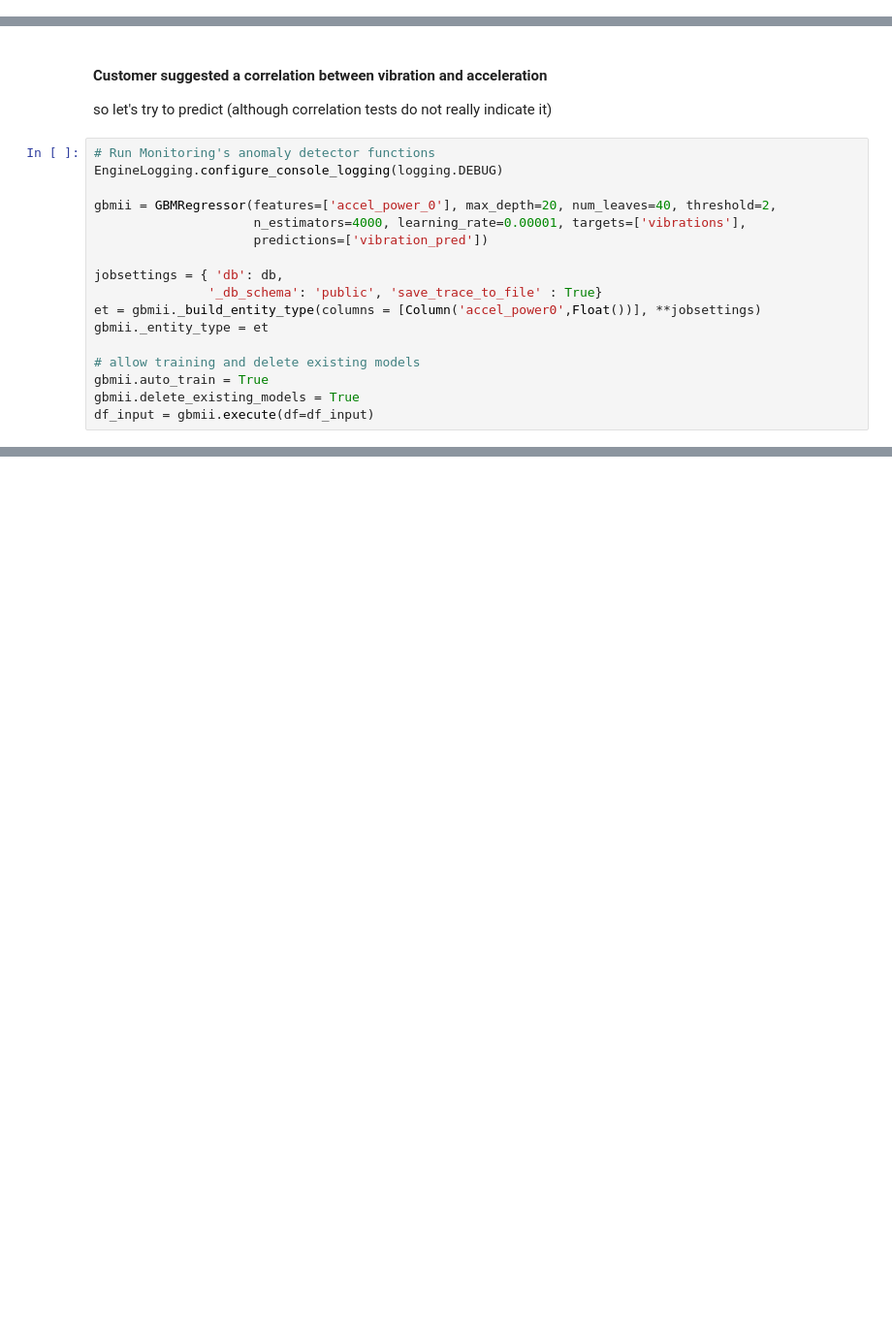
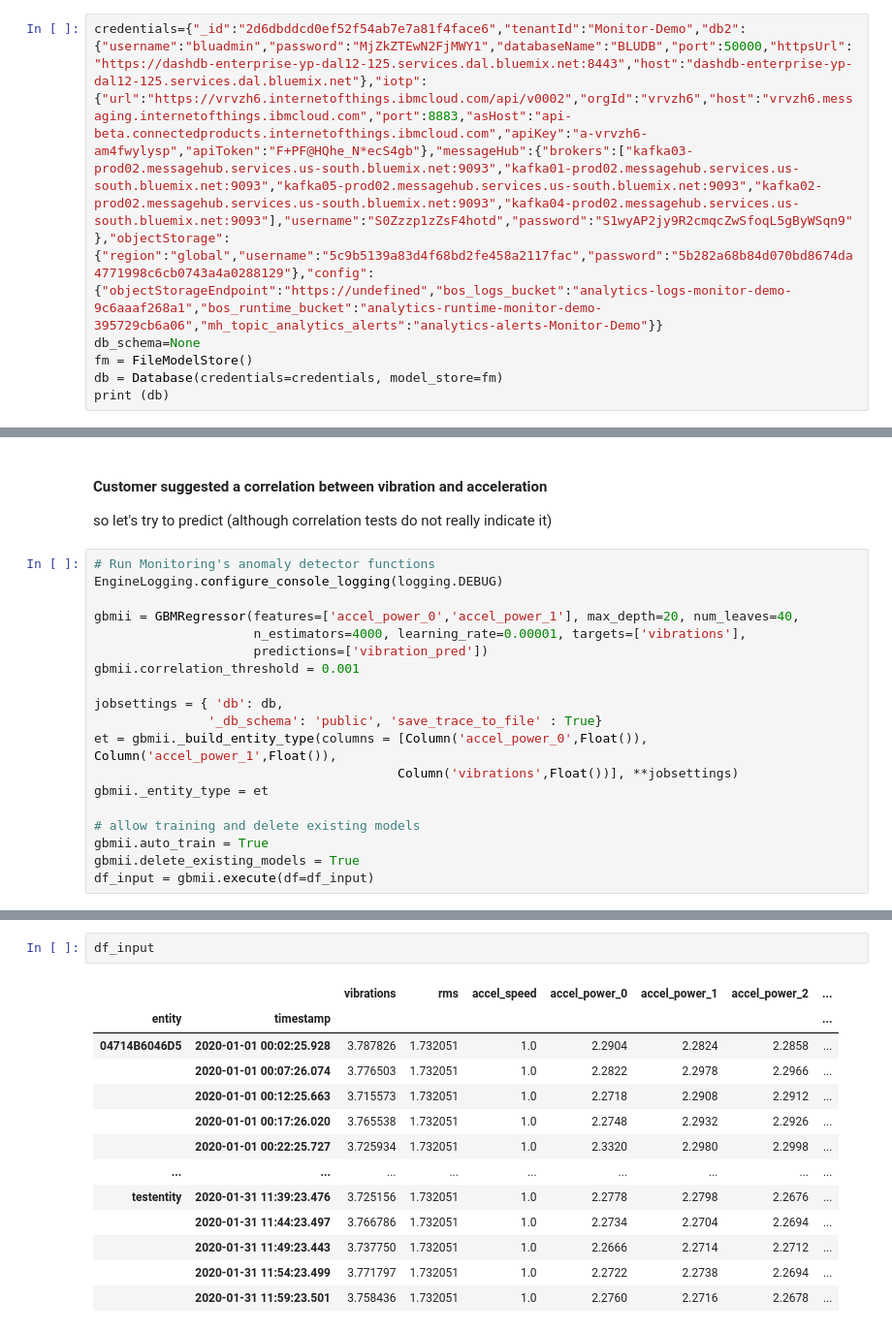
Before and after one commit to sedgewickmm18/mmfunctions, a Jupyter notebook: GradientBoostingInPipeline.ipynb, the cells around one changed output, grey strips where cells are left out. Shown at 97% size. Saved outputs shown, nothing was run; the diff lists cells and outputs as text; blank space fills up the shorter version.

```diff
--- a/GradientBoostingInPipeline.ipynb
+++ b/GradientBoostingInPipeline.ipynb
@@ -55,0 +51,6 @@ print (db)
+# %%
+credentials={"_id":"2d6dbddcd0ef52f54ab7e7a81f4face6","tenantId":"Monitor-Demo","db2":{"username":"bluadmin","password":"MjZkZTEwN2FjMWY1","databaseName":"BLUDB","port":50000,"httpsUrl":"https://dashdb-enterprise-yp-dal12-125.services.dal.bluemix.net:8443","host":"dashdb-enterprise-yp-dal12-125.services.dal.bluemix.net"},"iotp":{"url":"https://vrvzh6.internetofthings.ibmcloud.com/api/v0002","orgId":"vrvzh6","host":"vrvzh6.messaging.internetofthings.ibmcloud.com","port":8883,"asHost":"api-beta.connectedproducts.internetofthings.ibmcloud.com","apiKey":"a-vrvzh6-am4fwylysp","apiToken":"F+PF@HQhe_N*ecS4gb"},"messageHub":{"brokers":["kafka03-prod02.messagehub.services.us-south.bluemix.net:9093","kafka01-prod02.messagehub.services.us-south.bluemix.net:9093","kafka05-prod02.messagehub.services.us-south.bluemix.net:9093","kafka02-prod02.messagehub.services.us-south.bluemix.net:9093","kafka04-prod02.messagehub.services.us-south.bluemix.net:9093"],"username":"S0Zzzp1zZsF4hotd","password":"S1wyAP2jy9R2cmqcZwSfoqL5gByWSqn9"},"objectStorage":{"region":"global","username":"5c9b5139a83d4f68bd2fe458a2117fac","password":"5b282a68b84d070bd8674da4771998c6cb0743a4a0288129"},"config":{"objectStorageEndpoint":"https://undefined","bos_logs_bucket":"analytics-logs-monitor-demo-9c6aaaf268a1","bos_runtime_bucket":"analytics-runtime-monitor-demo-395729cb6a06","mh_topic_analytics_alerts":"analytics-alerts-Monitor-Demo"}}
+db_schema=None
+fm = FileModelStore()
+db = Database(credentials=credentials, model_store=fm)
+print (db)
@@ -136,13 +176,15 @@ so let's try to predict (although correlation tests do not really indicate it)
 # Run Monitoring's anomaly detector functions
 EngineLogging.configure_console_logging(logging.DEBUG)
 
-gbmii = GBMRegressor(features=['accel_power_0'], max_depth=20, num_leaves=40, threshold=2,
+gbmii = GBMRegressor(features=['accel_power_0','accel_power_1'], max_depth=20, num_leaves=40,
                      n_estimators=4000, learning_rate=0.00001, targets=['vibrations'],
                      predictions=['vibration_pred'])
+gbmii.correlation_threshold = 0.001
 
 jobsettings = { 'db': db,
                '_db_schema': 'public', 'save_trace_to_file' : True}
-et = gbmii._build_entity_type(columns = [Column('accel_power0',Float())], **jobsettings)
+et = gbmii._build_entity_type(columns = [Column('accel_power_0',Float()), Column('accel_power_1',Float()),
+                                        Column('vibrations',Float())], **jobsettings)
 gbmii._entity_type = et
 
 # allow training and delete existing models
@@ -221,0 +246,16 @@ No schedules metadata
+# %%
+df_input
+# %% [output]
+|  |  | vibrations | rms | accel_speed | accel_power_0 | accel_power_1 | accel_power_2 | ... |
+| entity | timestamp |  |  |  |  |  |  | ... |
+| 04714B6046D5 | 2020-01-01 00:02:25.928 | 3.787826 | 1.732051 | 1.0 | 2.2904 | 2.2824 | 2.2858 | ... |
+|  | 2020-01-01 00:07:26.074 | 3.776503 | 1.732051 | 1.0 | 2.2822 | 2.2978 | 2.2966 | ... |
+|  | 2020-01-01 00:12:25.663 | 3.715573 | 1.732051 | 1.0 | 2.2718 | 2.2908 | 2.2912 | ... |
+|  | 2020-01-01 00:17:26.020 | 3.765538 | 1.732051 | 1.0 | 2.2748 | 2.2932 | 2.2926 | ... |
+|  | 2020-01-01 00:22:25.727 | 3.725934 | 1.732051 | 1.0 | 2.3320 | 2.2980 | 2.2998 | ... |
+| ... | ... | ... | ... | ... | ... | ... | ... | ... |
+| testentity | 2020-01-31 11:39:23.476 | 3.725156 | 1.732051 | 1.0 | 2.2778 | 2.2798 | 2.2676 | ... |
+|  | 2020-01-31 11:44:23.497 | 3.766786 | 1.732051 | 1.0 | 2.2734 | 2.2704 | 2.2694 | ... |
+|  | 2020-01-31 11:49:23.443 | 3.737750 | 1.732051 | 1.0 | 2.2666 | 2.2714 | 2.2712 | ... |
+|  | 2020-01-31 11:54:23.499 | 3.771797 | 1.732051 | 1.0 | 2.2722 | 2.2738 | 2.2694 | ... |
+|  | 2020-01-31 11:59:23.501 | 3.758436 | 1.732051 | 1.0 | 2.2760 | 2.2716 | 2.2678 | ... |
```
Also changed, not shown: parts of 10 cells of this notebook, 2 other files.
